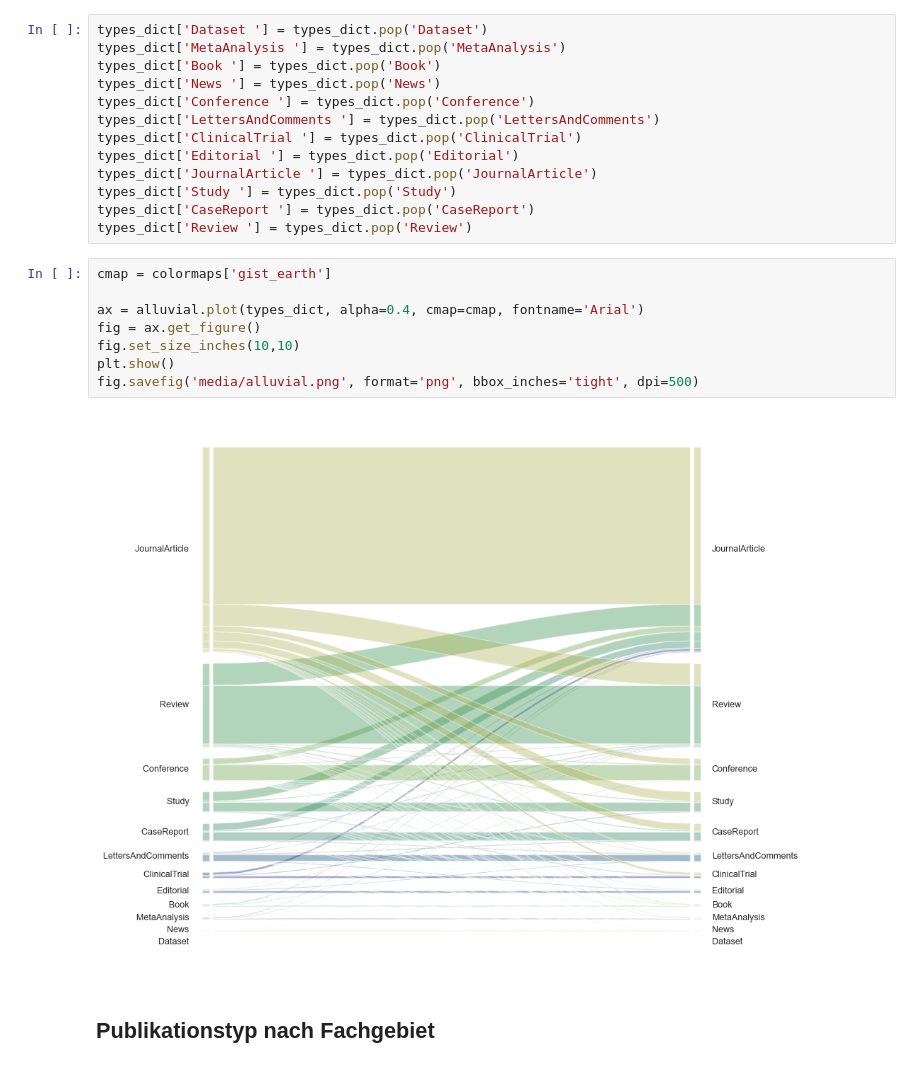
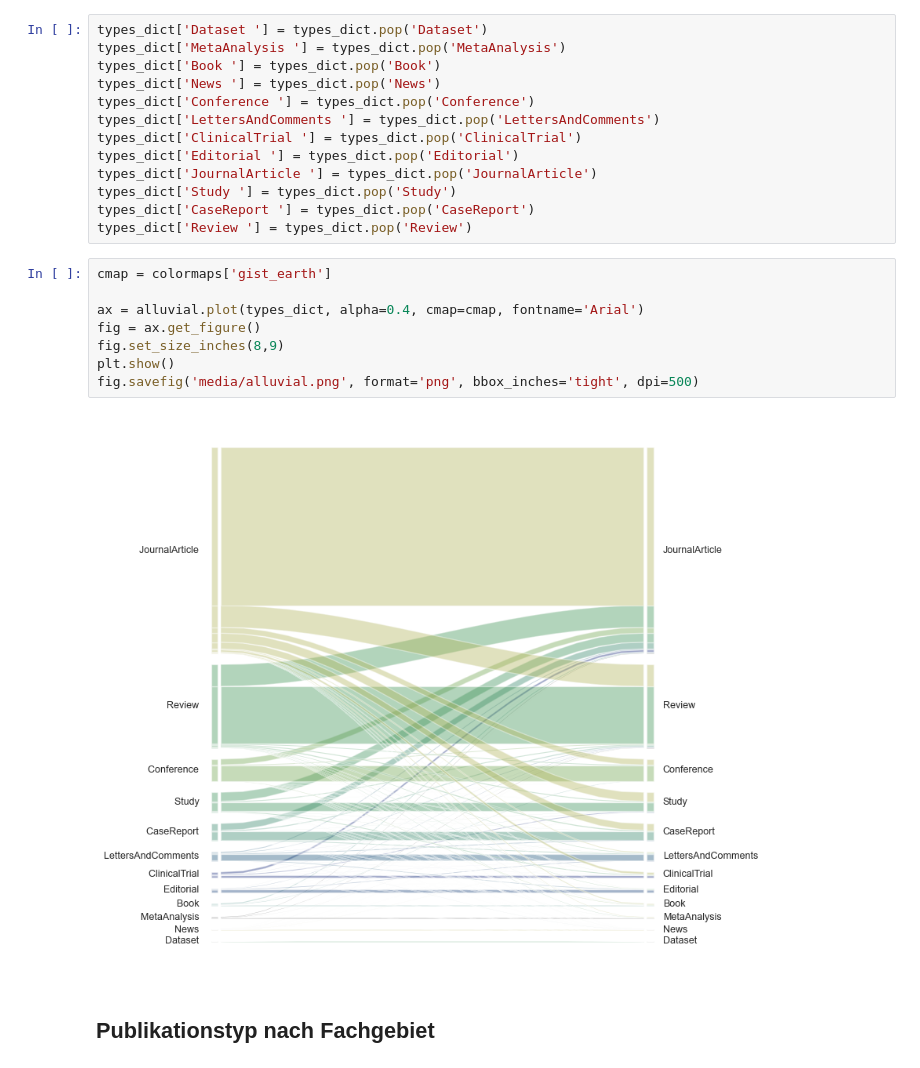
Before and after one commit to naustica/MA, a Jupyter notebook: Codebook.ipynb, the cells around one changed output. Cells and saved outputs as stored; diff of their text form.

```diff
--- a/Codebook.ipynb
+++ b/Codebook.ipynb
@@ -220,13 +222,13 @@ types_dict['Review '] = types_dict.pop('Review')
 # %%
 cmap = colormaps['gist_earth']
 
 ax = alluvial.plot(types_dict, alpha=0.4, cmap=cmap, fontname='Arial')
 fig = ax.get_figure()
-fig.set_size_inches(10,10)
+fig.set_size_inches(8,9)
 plt.show()
 fig.savefig('media/alluvial.png', format='png', bbox_inches='tight', dpi=500)
 # %% [output]
-[figure, old version]
+[figure, new version]
 # %% [markdown]
 ## Publikationstyp nach Fachgebiet
 # %%
```
Also changed, not shown: parts of 126 cells of this notebook, 19 other files.
